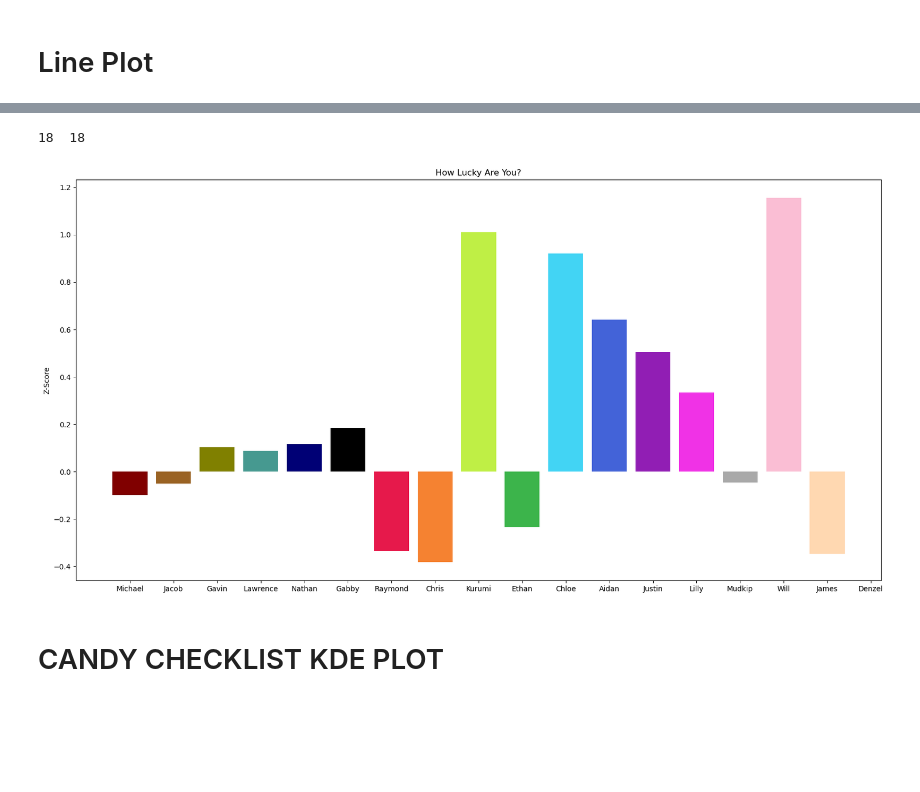
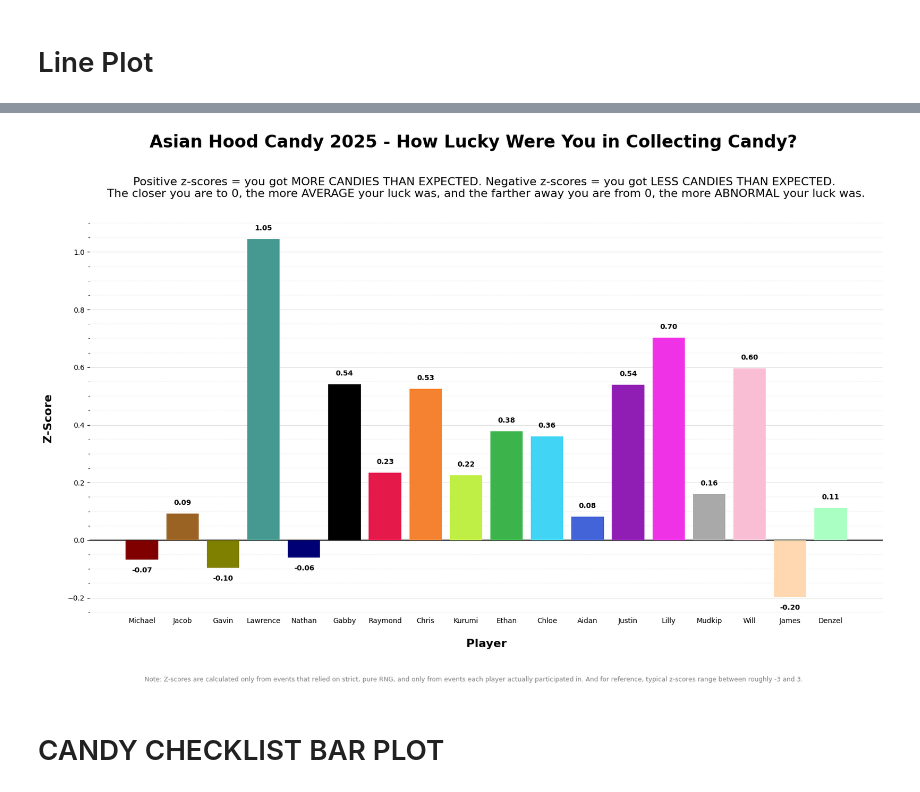
Before and after one commit to j2doan/asianhood_candy, a Jupyter notebook: testenv.ipynb, the cells around one changed output, grey strips where cells are left out. Cells and saved outputs as stored; diff of their text form; code cells hidden in the pictures; blank space fills up the shorter version.

```diff
--- a/testenv.ipynb
+++ b/testenv.ipynb
@@ -59,11 +61,11 @@ df.head(5)
 # %% [markdown]
 # Line Plot
 # %%
-df_lineplot = df[['Day', 'Time'] + players]
-df_lineplot[players] = df_lineplot[players].fillna(method='ffill')
+df_lineplot = df[['Day', 'Time'] + players + [f"{p}_mult" for p in players]]
 for p in players:
-    df_lineplot[p] = df_lineplot[p].cumsum()
-df_lineplot.head(5)
+    adding = df_lineplot[p] = df_lineplot[p].fillna(0) * df_lineplot[f"{p}_mult"]
+    df_lineplot[p] = adding.cumsum()
+df_lineplot.head(10)
 # %% [output]
 A value is trying to be set on a copy of a slice from a DataFrame.
 Try using .loc[row_indexer,col_indexer] = value instead
@@ -115,7 +123,7 @@ def z_score_array(prob_arr, boostedprob_arr, boostedppl_arr, values_arr, name):
     for i in range(len(values_arr)):
         if np.isnan(values_arr[i]):
             continue
-        if not np.isnan(boostedppl_arr[i]) and name in boostedppl_arr[i]:
+        if not pd.isna(boostedppl_arr[i]) and name in boostedppl_arr[i]:
             prob_dist = boostedprob_arr[i]
         else:
             prob_dist = prob_arr[i]
@@ -123,6 +131,8 @@ def z_score_array(prob_arr, boostedprob_arr, boostedppl_arr, values_arr, name):
         vector.append(z)
     return vector
 # %%
-df_densityplot = df[['Probability', 'Boosted Probability', 'Boosted People'] + players]
-df_densityplot.head(5)
+df_barplot = df[['Probability', 'Boosted Probability', 'Boosted People', 'Type'] + players]
+df_barplot = df_barplot[df_barplot['Type'] == True]
+df_barplot = df_barplot.reset_index(drop=True)
+df_barplot
 # %% [output]
@@ -136,7 +152,7 @@ df_densityplot.head(5)
 # %%
 z_score_dict = {}
 for name in players:
-    z_score_dict[name] = np.mean(z_score_array(df_densityplot['Probability'], df_densityplot['Boosted Probability'], df_densityplot['Boosted People'], df_densityplot[name], name))
+    z_score_dict[name] = np.mean(z_score_array(df_barplot['Probability'], df_barplot['Boosted Probability'], df_barplot['Boosted People'], df_barplot[name], name))
 
 for key, val in z_score_dict.items():
     print(key, val)
@@ -185,19 +199,50 @@ plt.show()
 # %%
-#----Z Score Bar Plot----
 z_scores_agg = np.array(list(z_score_dict.values())) # raw values
-#set up figure size
+
 plt.figure(figsize=(20, 10))
-# create bar chart
-print(f"{len(players)}  {len(z_scores_agg)}")
-plt.bar(players, z_scores_agg, color = colors)
+bars = plt.bar(players, z_scores_agg, color=colors, zorder=3)
 
-# graph cosmetics
-plt.ylabel("Z-Score")
-plt.title("How Lucky Are You?")
+for bar, val in zip(bars, z_scores_agg):
+    if val > 0:
+        y_pos = bar.get_height() + 0.025
+        va = 'bottom'
+    else:
+        y_pos = bar.get_height() - 0.025
+        va = 'top'
+
+    plt.text(
+        bar.get_x() + bar.get_width() / 2, # x pos
+        y_pos, # y pos
+        f"{val:.2f}",
+        ha='center', va=va, fontsize=10, fontweight='bold'
+    )
+
+plt.suptitle("Asian Hood Candy 2025 - How Lucky Were You in Collecting Candy?", fontsize=24, fontweight='bold', y=1.05)
+plt.title("Positive z-scores = you got MORE CANDIES THAN EXPECTED. Negative z-scores = you got LESS CANDIES THAN EXPECTED. \nThe closer you are to 0, the more AVERAGE your luck was, and the farther away you are from 0, the more ABNORMAL your luck was.", fontsize=16, y=1.05)
+plt.xlabel("Player", fontsize=16, fontweight='bold',labelpad=20)
+plt.ylabel("Z-Score", fontsize=16, fontweight='bold', labelpad=20)
+plt.grid(True, which='major', axis='y', zorder=0, color='lightgray', linestyle='-', linewidth=0.5)
+plt.minorticks_on()
+plt.grid(True, which='minor', axis='y', zorder=0, color='lightgray', linestyle='--', linewidth=0.25)
+# plt.ylim(-3, 3)
+plt.axhline(0, color='black', linewidth=1.5)
+
+ax = plt.gca()
+ax.spines['top'].set_visible(False)
+ax.spines['right'].set_visible(False)
+ax.spines['left'].set_visible(False)
+ax.spines['bottom'].set_visible(False)
+ax.tick_params(axis='x', which='both', length=0)
+
+plt.figtext(
+    0.5, -0.02,
+    "Note: Z-scores are calculated only from events that relied on strict, pure RNG, and only from events each player actually participated in. And for reference, typical z-scores range between roughly -3 and 3.",
+    wrap=True, ha='center', fontsize=9, color='gray'
+)
+
 plt.tight_layout
 plt.show()
 # %% [output]
-18  18
-[figure, old version]
+[figure, new version]
 # %% [markdown]
-# CANDY CHECKLIST KDE PLOT
+# CANDY CHECKLIST BAR PLOT
```
Also changed, not shown: parts of 16 cells of this notebook, 2 other files.
